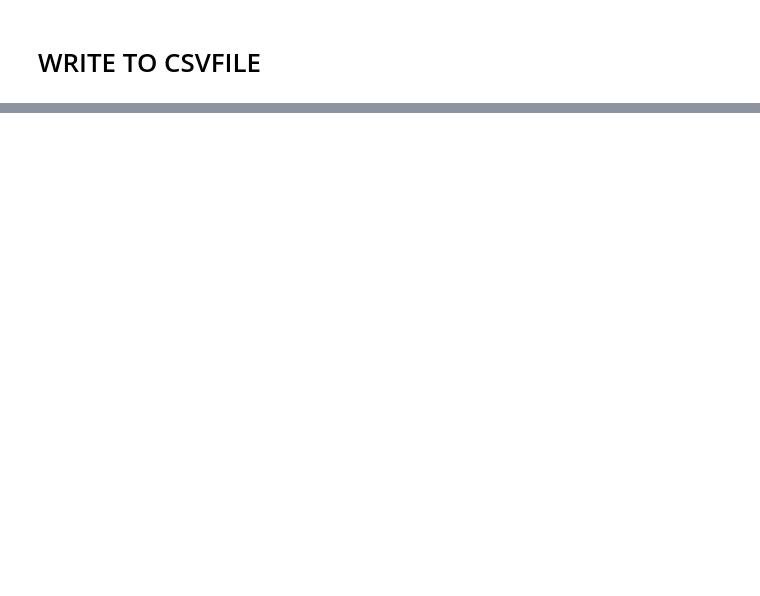
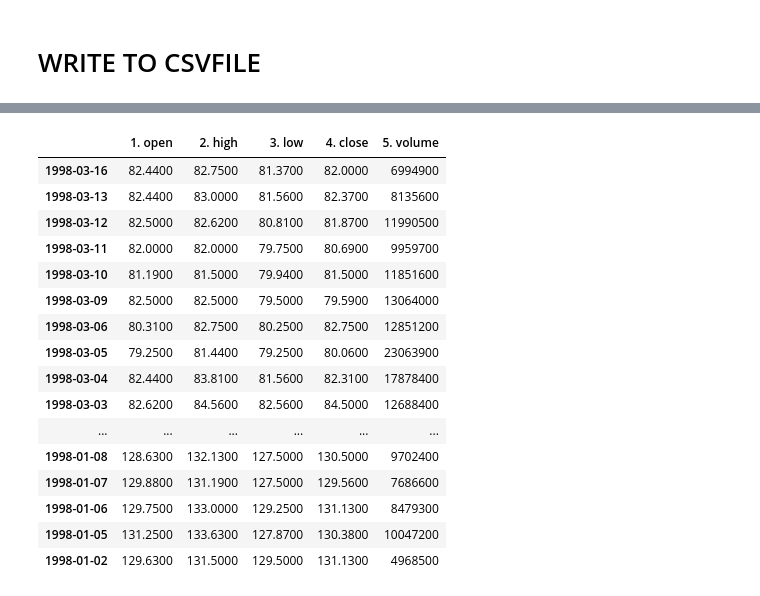
Before and after one commit to Fahad2314/MSc_Project, a Jupyter notebook: data/raw/Data_JSON_TO_CSV.ipynb, the cells around one changed output, grey strips where cells are left out. Cells and saved outputs as stored; diff of their text form; code cells hidden in the pictures; blank space fills up the shorter version.

```diff
--- a/data/raw/Data_JSON_TO_CSV.ipynb
+++ b/data/raw/Data_JSON_TO_CSV.ipynb
@@ -32,0 +44,20 @@ export_AAPL = AAPL_df.to_csv(r'AAPL.csv')
+# %%
+MSFT_df.tail(50)
+# %% [output]
+|  | 1. open | 2. high | 3. low | 4. close | 5. volume |
+| 1998-03-16 | 82.4400 | 82.7500 | 81.3700 | 82.0000 | 6994900 |
+| 1998-03-13 | 82.4400 | 83.0000 | 81.5600 | 82.3700 | 8135600 |
+| 1998-03-12 | 82.5000 | 82.6200 | 80.8100 | 81.8700 | 11990500 |
+| 1998-03-11 | 82.0000 | 82.0000 | 79.7500 | 80.6900 | 9959700 |
+| 1998-03-10 | 81.1900 | 81.5000 | 79.9400 | 81.5000 | 11851600 |
+| 1998-03-09 | 82.5000 | 82.5000 | 79.5000 | 79.5900 | 13064000 |
+| 1998-03-06 | 80.3100 | 82.7500 | 80.2500 | 82.7500 | 12851200 |
+| 1998-03-05 | 79.2500 | 81.4400 | 79.2500 | 80.0600 | 23063900 |
+| 1998-03-04 | 82.4400 | 83.8100 | 81.5600 | 82.3100 | 17878400 |
+| 1998-03-03 | 82.6200 | 84.5600 | 82.5600 | 84.5000 | 12688400 |
+| ... | ... | ... | ... | ... | ... |
+| 1998-01-08 | 128.6300 | 132.1300 | 127.5000 | 130.5000 | 9702400 |
+| 1998-01-07 | 129.8800 | 131.1900 | 127.5000 | 129.5600 | 7686600 |
+| 1998-01-06 | 129.7500 | 133.0000 | 129.2500 | 131.1300 | 8479300 |
+| 1998-01-05 | 131.2500 | 133.6300 | 127.8700 | 130.3800 | 10047200 |
+| 1998-01-02 | 129.6300 | 131.5000 | 129.5000 | 131.1300 | 4968500 |
```
Also changed, not shown: parts of 3 cells of this notebook, 5 other files.
